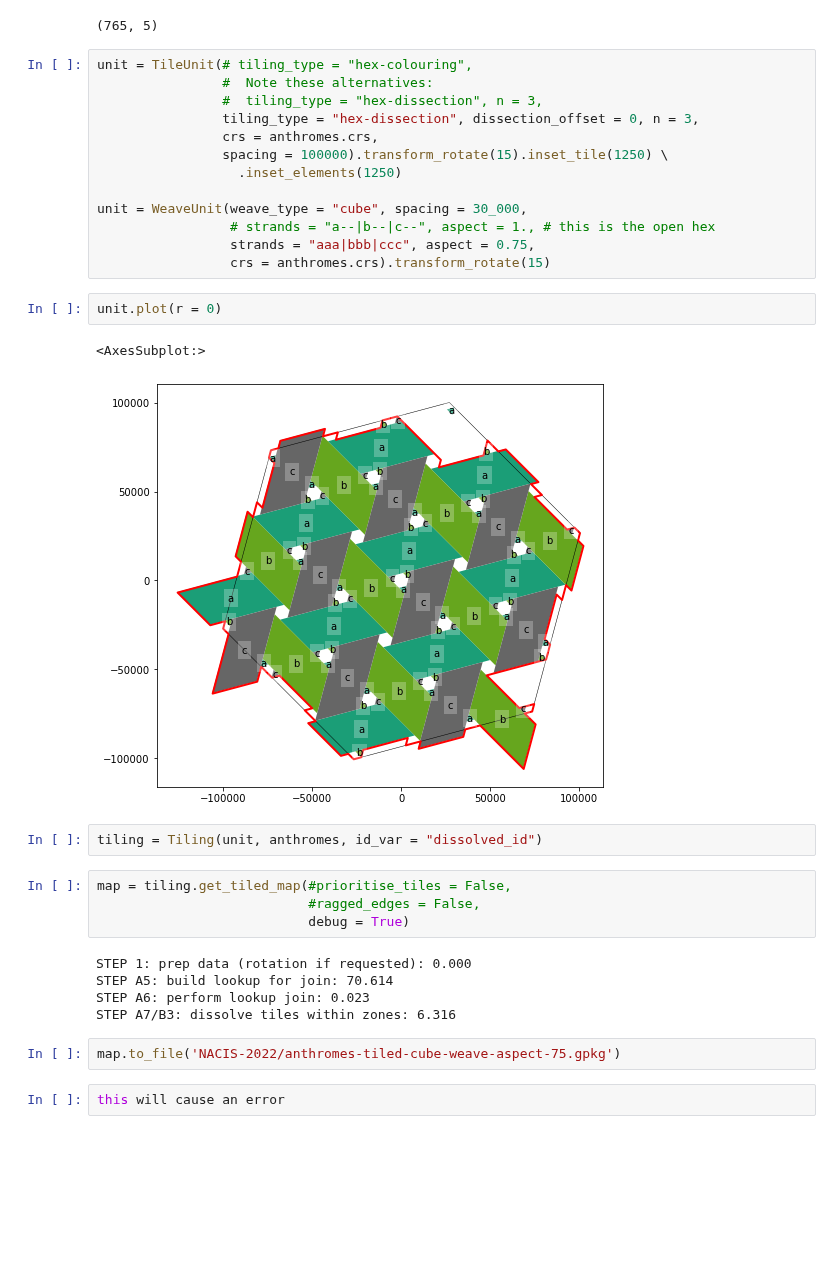
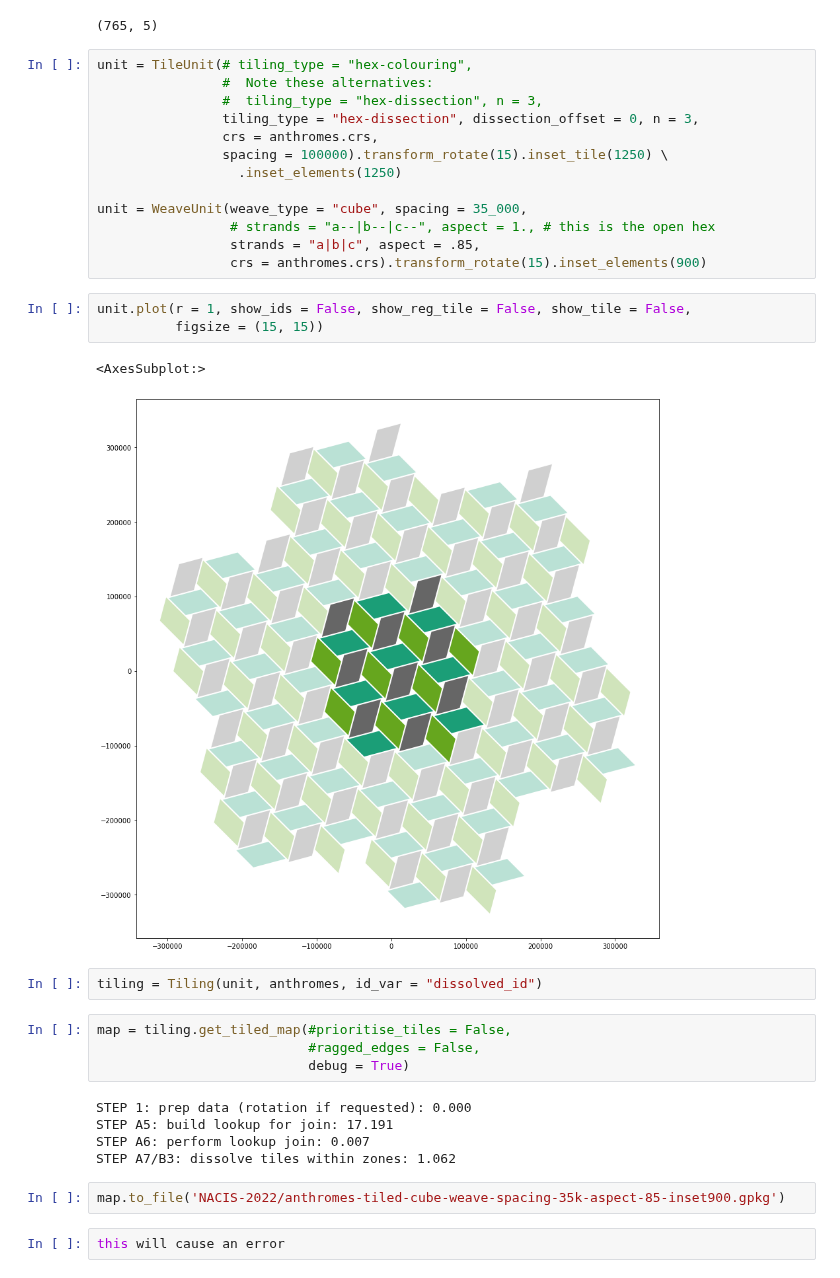
Before and after one commit to DOSull/weaving-space, a Jupyter notebook: anthromes-nacis-davids-version.ipynb, the cells around one changed output. Cells and saved outputs as stored; diff of their text form; blank space fills up the shorter version.

Commit message:
a bit more experimentation with cube weave options for NACIS map

```diff
--- a/anthromes-nacis-davids-version.ipynb
+++ b/anthromes-nacis-davids-version.ipynb
@@ -87,15 +87,16 @@ unit = TileUnit(# tiling_type = "hex-colouring",
                 spacing = 100000).transform_rotate(15).inset_tile(1250) \
                   .inset_elements(1250)
 
-unit = WeaveUnit(weave_type = "cube", spacing = 30_000,
+unit = WeaveUnit(weave_type = "cube", spacing = 35_000,
                  # strands = "a--|b--|c--", aspect = 1., # this is the open hex
-                 strands = "aaa|bbb|ccc", aspect = 0.75,
-                 crs = anthromes.crs).transform_rotate(15)
+                 strands = "a|b|c", aspect = .85,
+                 crs = anthromes.crs).transform_rotate(15).inset_elements(900)
-# %%
-unit.plot(r = 0)
-# %% [output]
-<AxesSubplot:>
-[figure, removed]
+# %%
+unit.plot(r = 1, show_ids = False, show_reg_tile = False, show_tile = False,
+          figsize = (15, 15))
+# %% [output]
+<AxesSubplot:>
+[figure, added]
 # %%
 tiling = Tiling(unit, anthromes, id_var = "dissolved_id")
 # %%
@@ -104,11 +105,11 @@ map = tiling.get_tiled_map(#prioritise_tiles = False,
                            debug = True)
 # %% [output]
 STEP 1: prep data (rotation if requested): 0.000
-STEP A5: build lookup for join: 70.614
-STEP A6: perform lookup join: 0.023
-STEP A7/B3: dissolve tiles within zones: 6.316
+STEP A5: build lookup for join: 17.191
+STEP A6: perform lookup join: 0.007
+STEP A7/B3: dissolve tiles within zones: 1.062
 # %%
-map.to_file('NACIS-2022/anthromes-tiled-cube-weave-aspect-75.gpkg')
+map.to_file('NACIS-2022/anthromes-tiled-cube-weave-spacing-35k-aspect-85-inset900.gpkg')
 # %%
 this will cause an error
 # %%
```
Also changed, not shown: 6 other files.
